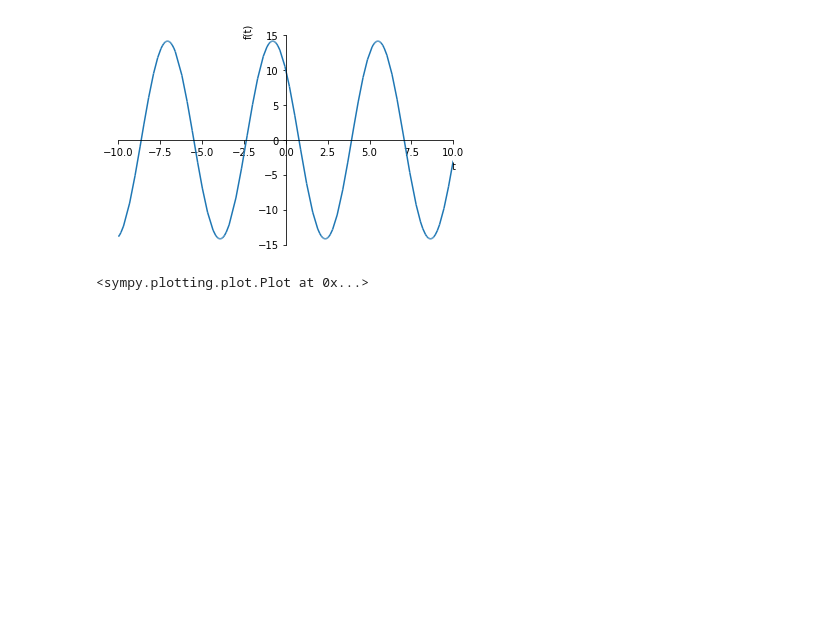
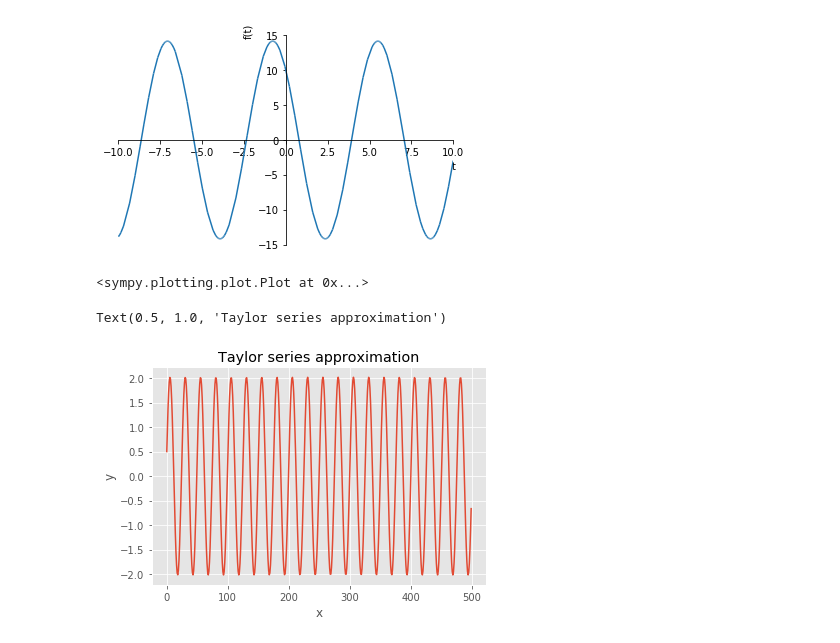
Before and after one commit to sju-chem264-2019/new-10-14-10-daliahassan98, a Jupyter notebook: harmonic_student.ipynb, the cells around one changed output. Cells and saved outputs as stored; diff of their text form; code cells hidden in the pictures; blank space fills up the shorter version.

```diff
--- a/harmonic_student.ipynb
+++ b/harmonic_student.ipynb
@@ -306,24 +281,28 @@ def function(x_t):
-# %%
-#2b: Simple Taylor Series Expansion: Momentum
-#p_t=p_t0+m*a_t0*(tf-ti)
-#2a: Simple Taylor Series Expansion
-#X_t=X_t0+(p_to/m)*(tf-ti)
-import sympy as sym
-x_t0,p_t0,m,t=sym.symbols("x_t0,p_t0,m,t", positive=True,nonnegative=True,real=True)
-x_t=sym.Function("x_t")
-if (x_t0 < 0.0):
-    Print("This is not possible!! You are a fool!!!")
-else:
-    i = 1
-    x_t0 = 0
-    p_t0=1
-    m=1
-    t=0
-    x_t=x_t0+(p_t0/m)*(t)
-while (x_t<10):
-    x_t = x_t0
-    break
-
-sym.plot((x_t0+(p_t0/m)*(t)),(t,0,10))
+# %%
+#2: Simple Taylor Series Expansion
+#X_t=X_t0+(p_to/m)*(tf-ti)
+#for any acceleration variable, I am just plugging in -x because a=-omega**2(x) and we are just setting omega=1
+import sympy as sym
+import numpy as np
+import matplotlib.pyplot as plt
+x_t0=0
+t=0.5
+v_t0=1
+xlist=[]
+for i in range(0,500):
+    v_t=v_t0+(1/2)*t**2*(-(x_t0))
+    v_t0=v_t
+    x_t= x_t0+(v_t0)*(t)
+    x_t0=x_t
+    xlist.append(x_t)
+    #print(x_t)
+plt.plot(xlist)
+plt.xlabel('x')
+plt.ylabel('y')
+plt.grid(True)
+plt.title('Taylor series approximation')
+# %% [output]
+Text(0.5, 1.0, 'Taylor series approximation')
+[figure, added]
 # %%
 #3: Predictor-Corrected Method
```
Also changed, not shown: parts of 8 cells of this notebook.
